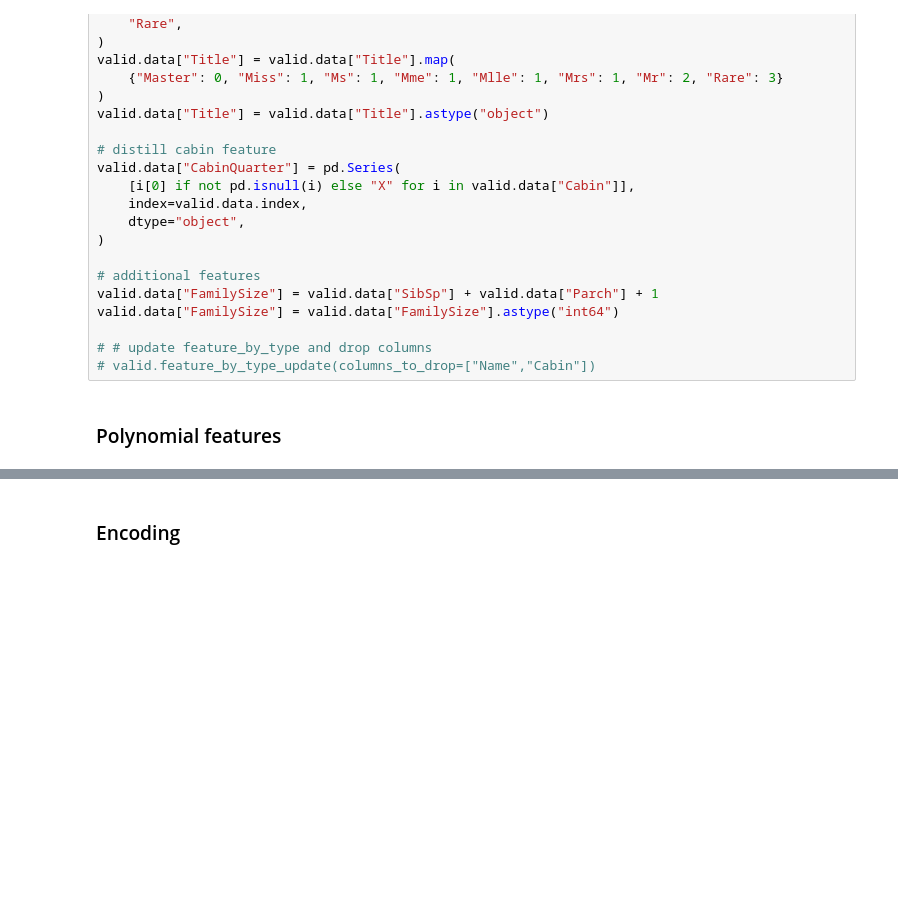
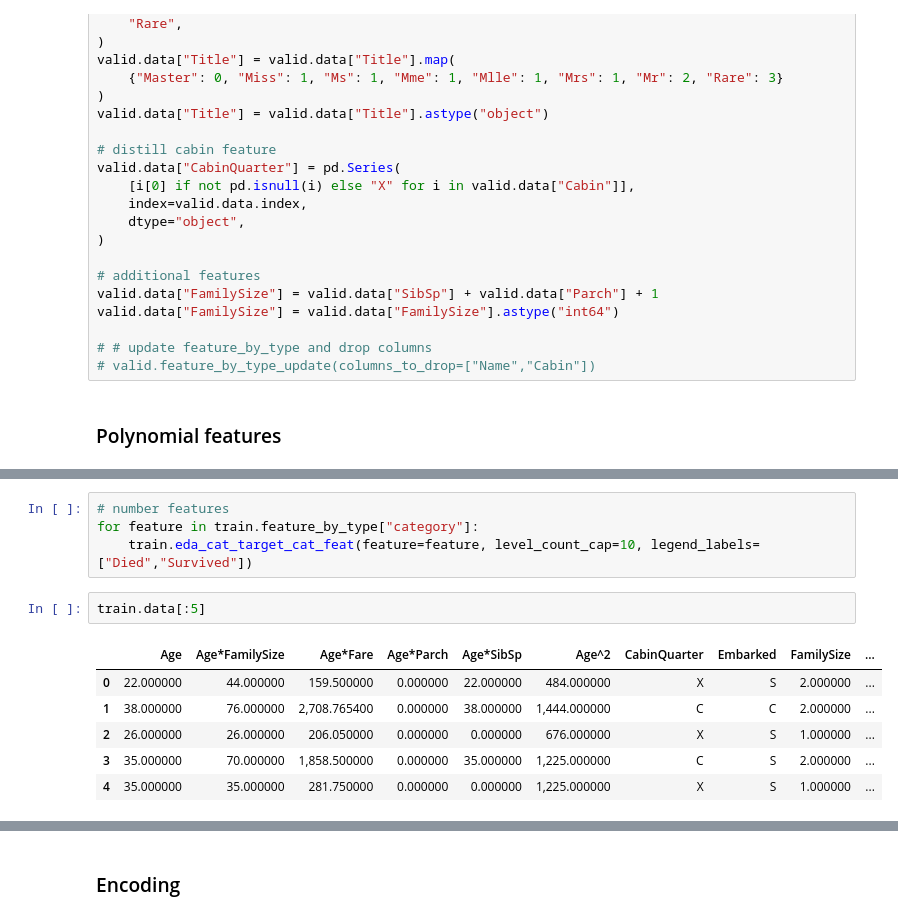
Before and after one commit to sudhu26/data-science-portfolio, a Jupyter notebook: kaggle/Titanic/kernel.ipynb, the cells around one changed output, grey strips where cells are left out. Cells and saved outputs as stored; diff of their text form; blank space fills up the shorter version.

```diff
--- a/kaggle/Titanic/kernel.ipynb
+++ b/kaggle/Titanic/kernel.ipynb
@@ -676,0 +690,13 @@ polynomial_pipe = PandasFeatureUnion([
+# %%
+# number features
+for feature in train.feature_by_type["category"]:
+    train.eda_cat_target_cat_feat(feature=feature, level_count_cap=10, legend_labels=["Died","Survived"])
+# %%
+train.data[:5]
+# %% [output]
+|  | Age | Age*FamilySize | Age*Fare | Age*Parch | Age*SibSp | Age^2 | CabinQuarter | Embarked | FamilySize | ... |
+| 0 | 22.000000 | 44.000000 | 159.500000 | 0.000000 | 22.000000 | 484.000000 | X | S | 2.000000 | ... |
+| 1 | 38.000000 | 76.000000 | 2,708.765400 | 0.000000 | 38.000000 | 1,444.000000 | C | C | 2.000000 | ... |
+| 2 | 26.000000 | 26.000000 | 206.050000 | 0.000000 | 0.000000 | 676.000000 | X | S | 1.000000 | ... |
+| 3 | 35.000000 | 70.000000 | 1,858.500000 | 0.000000 | 35.000000 | 1,225.000000 | C | S | 2.000000 | ... |
+| 4 | 35.000000 | 35.000000 | 281.750000 | 0.000000 | 0.000000 | 1,225.000000 | X | S | 1.000000 | ... |
```
Also changed, not shown: parts of 35 cells of this notebook.
